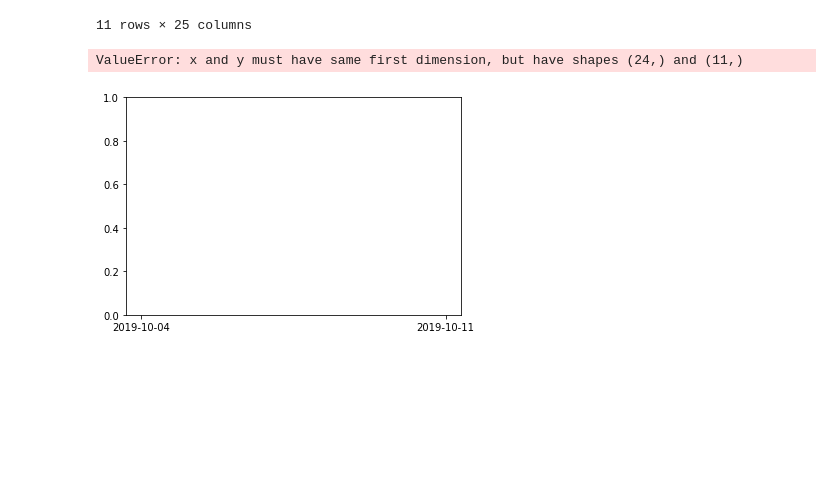
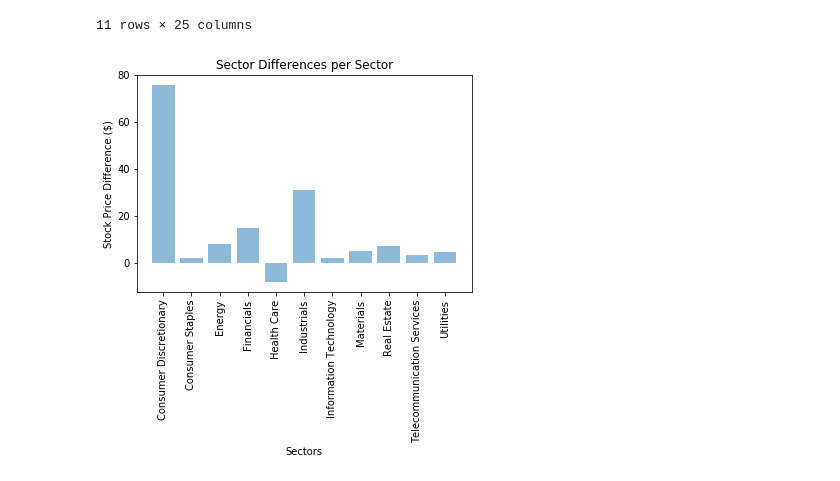
Before and after one commit to bhhnguyen/DataViz-Proj1, a Jupyter notebook: Wendy_ProjectDraft.ipynb, the cells around one changed output. Drawn from its saved outputs; the diff is of its cells as text; code cells hidden in the pictures; blank space fills up the shorter version.

Commit message:
Added bar graph

```diff
--- a/Wendy_ProjectDraft.ipynb
+++ b/Wendy_ProjectDraft.ipynb
@@ -188,17 +188,15 @@ sector_df
 | Utilities | 66.425000 | 65.064167 | 65.195000 | 65.261667 | 65.543333 | 62.880000 | 63.538333 | 63.750000 | ... |
 11 rows × 25 columns
 # %%
-x=hardcode_weeks
+x=sector_df.index
 y=sector_df["Difference"]
-fig, ax=plt.subplots()
-ax.plot(x,y);
-#plt.title("Sector Differences WoW")
-plt.xlabel("Weeks")
-plt.ylabel("Difference")
-for label in ax.get_xticklabels():
-    label.set_ha("right")
-    label.set_rotation(35)
+
+plt.bar(x, y, align='center', alpha=0.5)
+plt.title("Sector Differences per Sector")
+plt.xlabel("Sectors")
+plt.ylabel("Stock Price Difference ($)")
+plt.xticks(rotation=90)
+
 plt.show()
 # %% [output]
-ValueError: x and y must have same first dimension, but have shapes (24,) and (11,)
-[figure, old version]
+[figure, new version]
```
